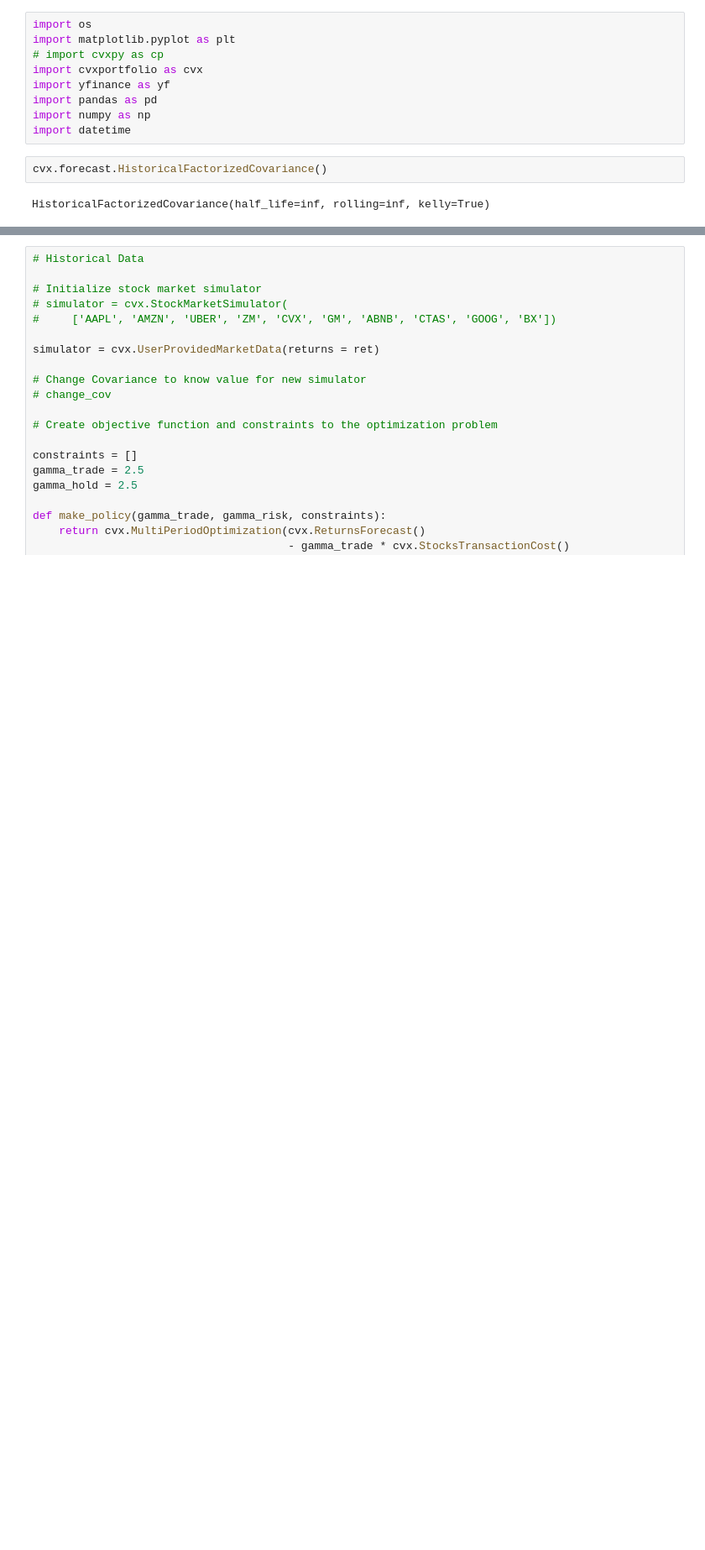
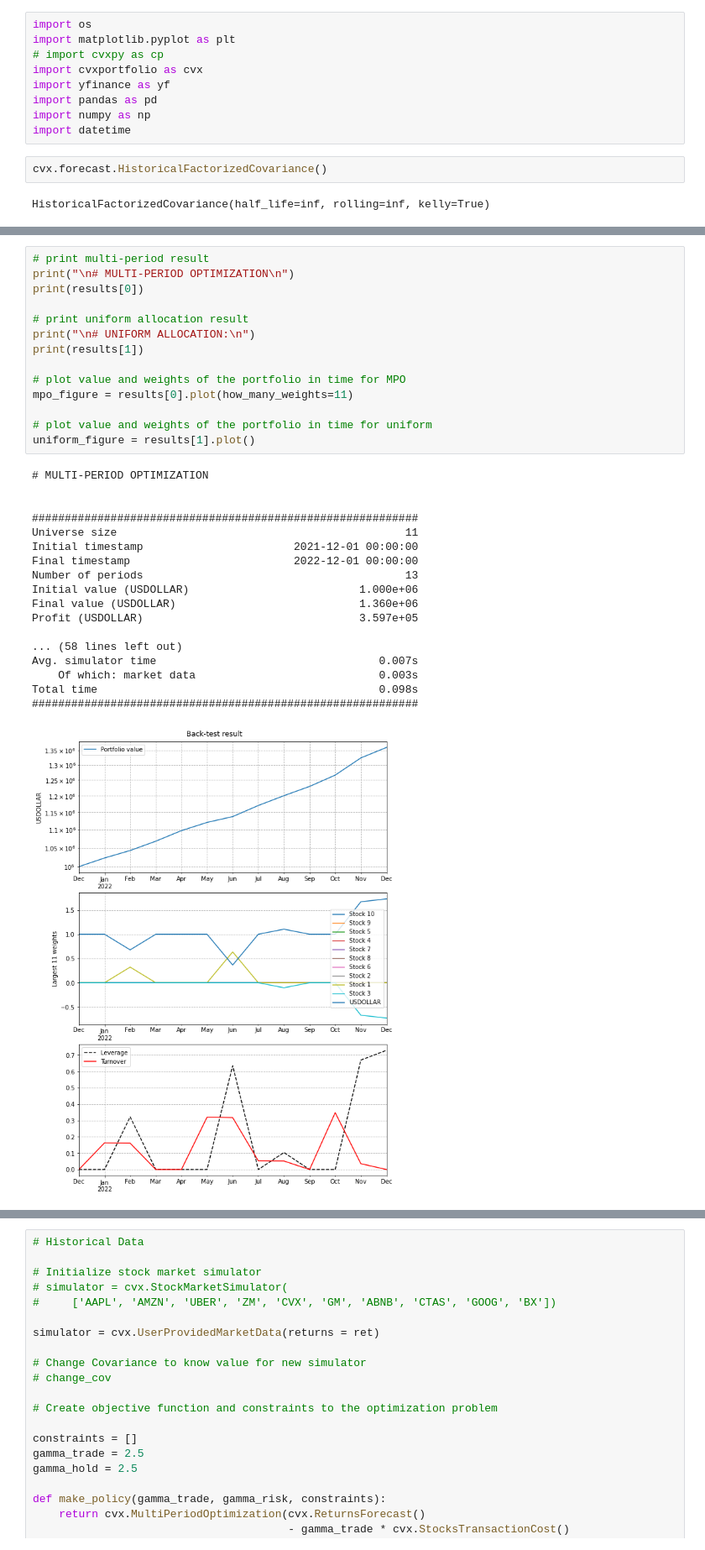
Before and after one commit to thomas-c-suman/ORIE5370Project, a Jupyter notebook: ORIE 5370 Final Project.ipynb, the cells around one changed output, grey strips where cells are left out. Shown at 84% size. Drawn from its saved outputs; the diff is of its cells as text; blank space fills up the shorter version.

```diff
--- a/ORIE 5370 Final Project.ipynb
+++ b/ORIE 5370 Final Project.ipynb
@@ -128,0 +127,33 @@ UnboundLocalError: local variable 't' referenced before assignment
+# %%
+# print multi-period result
+print("\n# MULTI-PERIOD OPTIMIZATION\n")
+print(results[0])
+
+# print uniform allocation result
+print("\n# UNIFORM ALLOCATION:\n")
+print(results[1])
+
+# plot value and weights of the portfolio in time for MPO
+mpo_figure = results[0].plot(how_many_weights=11)
+
+# plot value and weights of the portfolio in time for uniform
+uniform_figure = results[1].plot()
+# %% [output]
+# MULTI-PERIOD OPTIMIZATION
+
+
+###########################################################
+Universe size                                            11
+Initial timestamp                       2021-12-01 00:00:00
+Final timestamp                         2022-12-01 00:00:00
+Number of periods                                        13
+Initial value (USDOLLAR)                          1.000e+06
+Final value (USDOLLAR)                            1.360e+06
+Profit (USDOLLAR)                                 3.597e+05
+
+... (58 lines left out)
+Avg. simulator time                                  0.007s
+    Of which: market data                            0.003s
+Total time                                           0.098s
+###########################################################
+[figure, added]
```
Also changed, not shown: parts of 7 cells of this notebook.
